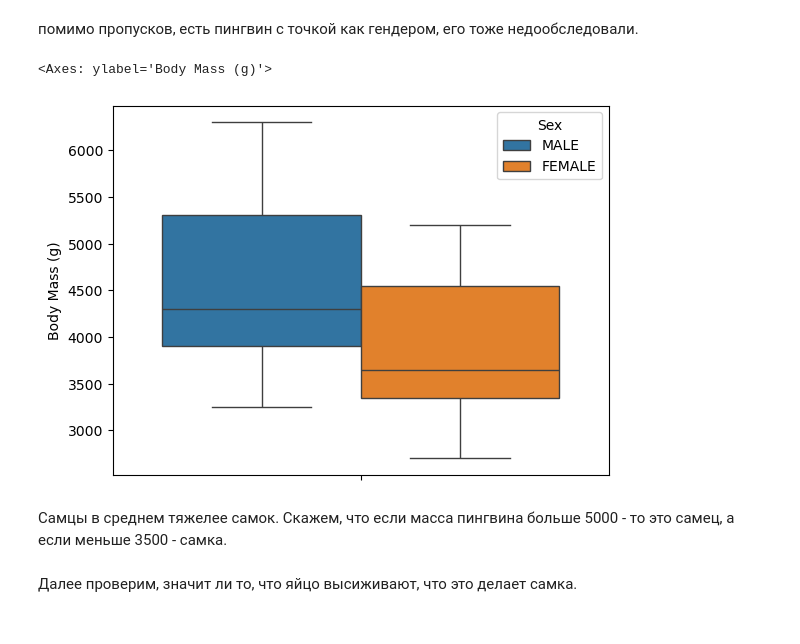
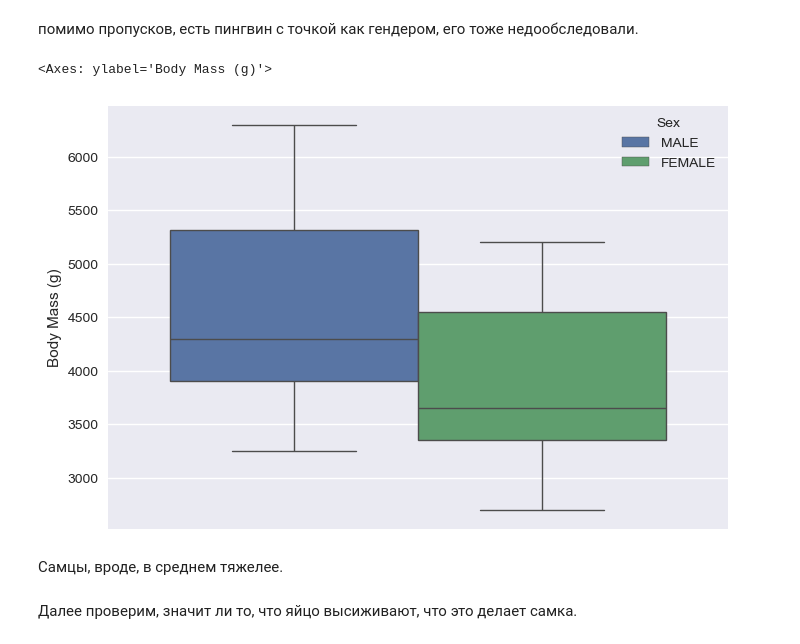
Before and after one commit to Melekh11/ida_hv, a Jupyter notebook: sem5/hw04_knn_linreg.ipynb, the cells around one changed output. Cells and saved outputs as stored; diff of their text form; code cells hidden in the pictures.

```diff
--- a/sem5/hw04_knn_linreg.ipynb
+++ b/sem5/hw04_knn_linreg.ipynb
@@ -41,6 +41,11 @@ import numpy as np
 import pandas as pd
 import matplotlib.pyplot as plt
 import seaborn as sns
+# %%
+import warnings
+
+warnings.filterwarnings("ignore")
+plt.style.use("seaborn-v0_8")
 # %%
 data = pd.read_csv('penguins_data.csv')
 data.head(10)
@@ -106,20 +111,19 @@ Name: count, dtype: int64
 # %% [markdown]
 помимо пропусков, есть пингвин с точкой как гендером, его тоже недообследовали.
 # %%
-data_with_sex = data[~data["Sex"].isna()]
-data_with_sex = data_with_sex[data_with_sex["Sex"] != "."]
+data_no_sex = (data["Sex"].isna()) | (data["Sex"] == ".")
+data_with_sex = data[~data_no_sex]
 
 sns.boxplot(
     data=data_with_sex,
     hue="Sex",
     y="Body Mass (g)",
 )
 # %% [output]
 <Axes: ylabel='Body Mass (g)'>
-[figure, old version]
+[figure, new version]
-# %% [markdown]
-Самцы в среднем тяжелее самок. Скажем, что если масса пингвина больше
-5000 - то это самец, а если меньше 3500 - самка.
+# %% [markdown]
+Самцы, вроде, в среднем тяжелее.
 # %% [markdown]
 Далее проверим, значит ли то, что яйцо высиживают, что это делает самка.
 # %%
```
Also changed, not shown: parts of 53 cells of this notebook, 4 other files.
